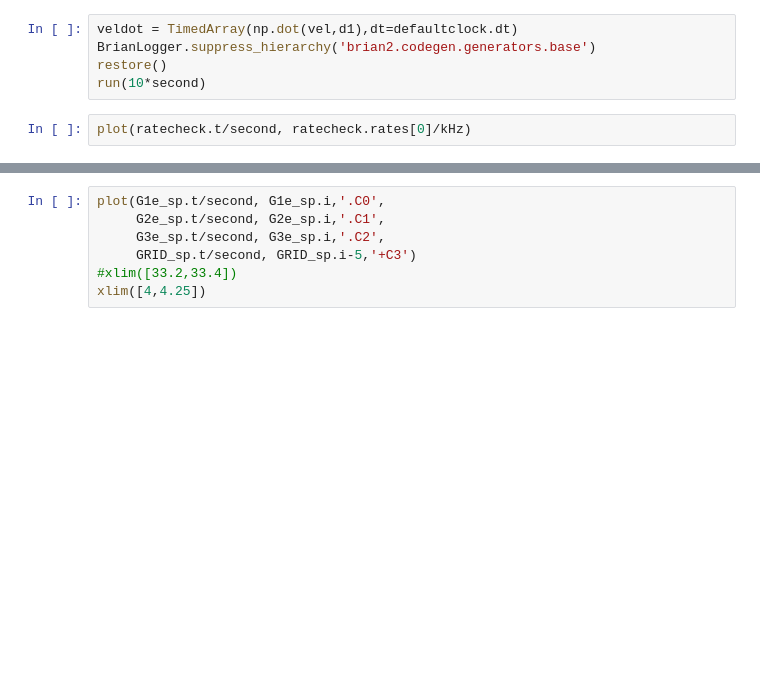
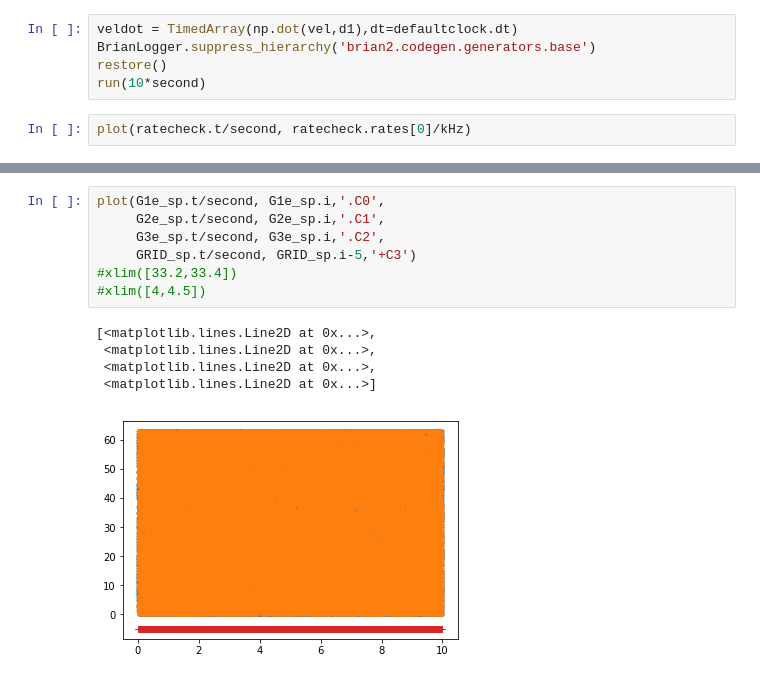
Before and after one commit to acellon/ifat-py, a Jupyter notebook: ifat-grid.ipynb, the cells around one changed output, grey strips where cells are left out. Cells and saved outputs as stored; diff of their text form; blank space fills up the shorter version.

```diff
--- a/ifat-grid.ipynb
+++ b/ifat-grid.ipynb
@@ -350,9 +372,15 @@ xlim([4,5])
 # %%
 plot(G1e_sp.t/second, G1e_sp.i,'.C0',
      G2e_sp.t/second, G2e_sp.i,'.C1',
      G3e_sp.t/second, G3e_sp.i,'.C2',
      GRID_sp.t/second, GRID_sp.i-5,'+C3')
 #xlim([33.2,33.4])
-xlim([4,4.25])
+#xlim([4,4.5])
+# %% [output]
+[<matplotlib.lines.Line2D at 0x...>,
+ <matplotlib.lines.Line2D at 0x...>,
+ <matplotlib.lines.Line2D at 0x...>,
+ <matplotlib.lines.Line2D at 0x...>]
+[figure, added]
 # %%
 plot(GRID_v.t/second, GRID_v.Vm[0]/volt)
```
Also changed, not shown: parts of 27 cells of this notebook, 3 other files.
